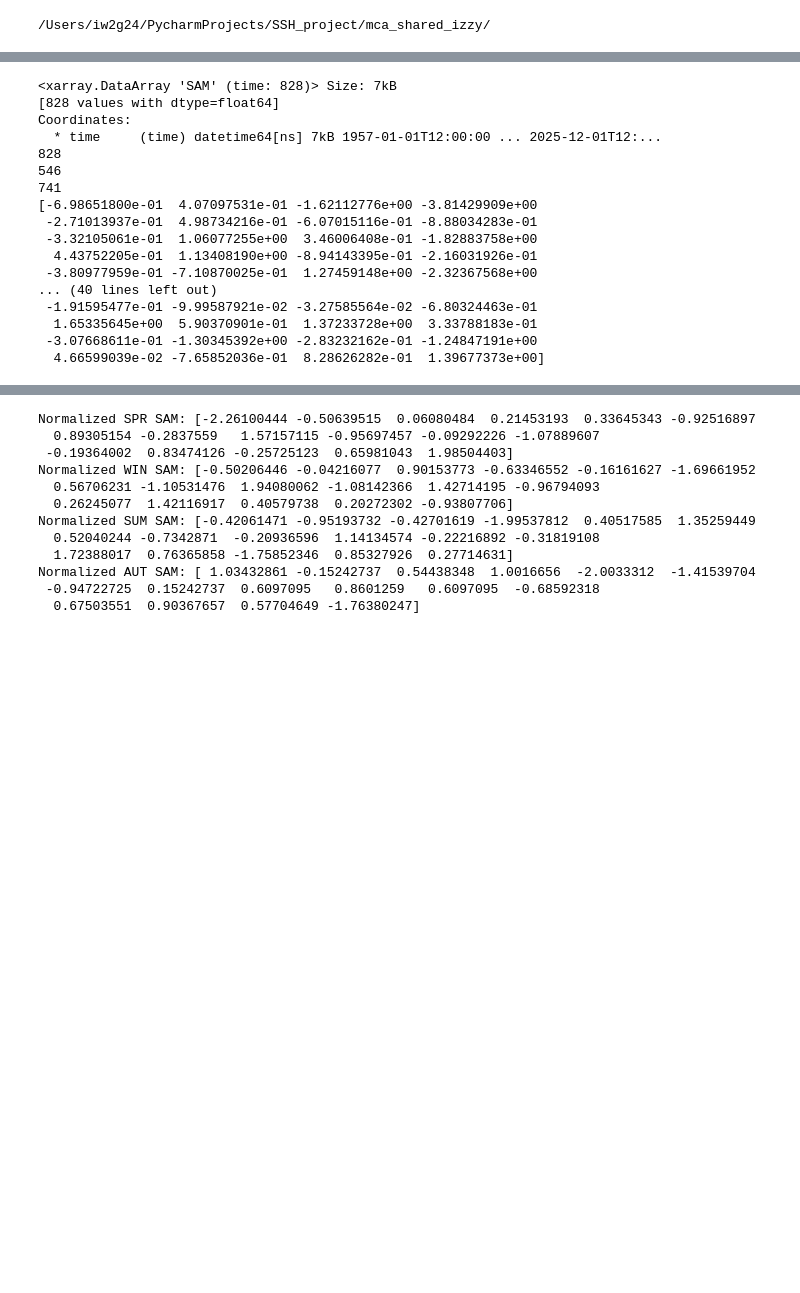
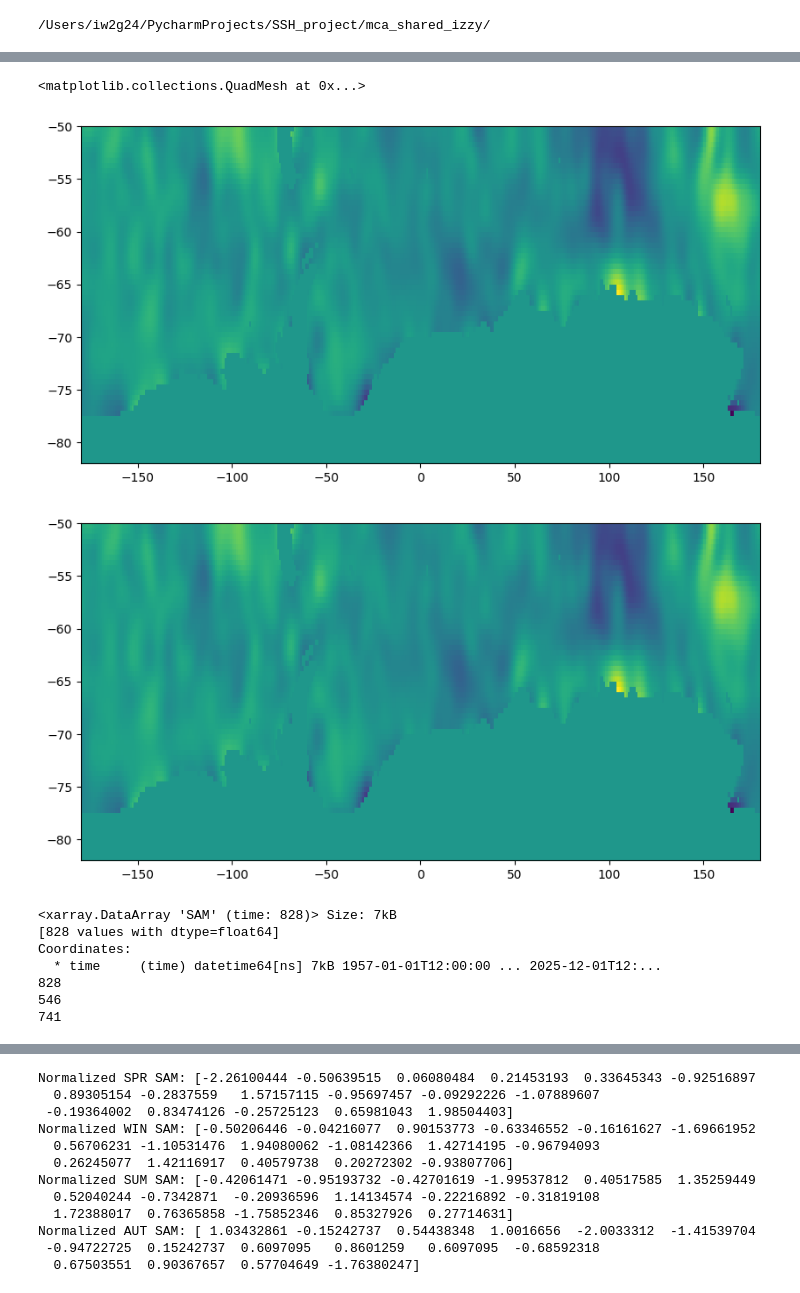
Before and after one commit to isabelle-white/SSH_wind_SI, a Jupyter notebook: mca_shared_izzy/climatology_eumetsat.ipynb, the cells around one changed output, grey strips where cells are left out. Drawn from its saved outputs; the diff is of its cells as text; code cells hidden in the pictures; blank space fills up the shorter version.

```diff
--- a/mca_shared_izzy/climatology_eumetsat.ipynb
+++ b/mca_shared_izzy/climatology_eumetsat.ipynb
@@ -90,0 +102,3 @@ OSC_nsidc_ds = xr.open_dataset(path+'OSC_nsidc_ds.nc')
+# %%
+dot_masked_mean = dot_masked_ds['SSH'].mean(dim=['time'])
+dot_SLA = dot_masked_ds['SSH'] - dot_masked_mean
@@ -91,3 +126,13 @@ OSC_nsidc_ds = xr.open_dataset(path+'OSC_nsidc_ds.nc')
+# %%
+plt.figure(figsize=(10, 5))
+plt.pcolormesh(ds['longitude'], ds['latitude'], dot_SLA.isel(time=0))
+
+plt.figure(figsize=(10, 5))
+plt.pcolormesh(ds['longitude'], ds['latitude'], dot_masked_ds['SSH'].isel(time=0))
+# %% [output]
+<matplotlib.collections.QuadMesh at 0x...>
+[figure, added]
+[figure, added]
 # %%
 # 1st SVD PCA modes of time series and SAM index (monthly and seas) for SSH, WSC, OCS
 # %%
@@ -113,7 +158,8 @@ f_monthly_sam_std = filtered_monthly_sam.std()
 
 # Normalize SAM
 normalized_monthly_sam = (filtered_monthly_sam - f_monthly_sam_mean) / f_monthly_sam_std
-print(normalized_monthly_sam.values)
+# print(normalized_monthly_sam.values)
+# print(filtered_monthly_sam['time'].values)
 # %% [output]
 <xarray.DataArray 'SAM' (time: 828)> Size: 7kB
 [828 values with dtype=float64]
@@ -122,13 +168,3 @@ Coordinates:
 828
 546
 741
-[-6.98651800e-01  4.07097531e-01 -1.62112776e+00 -3.81429909e+00
- -2.71013937e-01  4.98734216e-01 -6.07015116e-01 -8.88034283e-01
- -3.32105061e-01  1.06077255e+00  3.46006408e-01 -1.82883758e+00
-  4.43752205e-01  1.13408190e+00 -8.94143395e-01 -2.16031926e-01
- -3.80977959e-01 -7.10870025e-01  1.27459148e+00 -2.32367568e+00
-... (40 lines left out)
- -1.91595477e-01 -9.99587921e-02 -3.27585564e-02 -6.80324463e-01
-  1.65335645e+00  5.90370901e-01  1.37233728e+00  3.33788183e-01
- -3.07668611e-01 -1.30345392e+00 -2.83232162e-01 -1.24847191e+00
-  4.66599039e-02 -7.65852036e-01  8.28626282e-01  1.39677373e+00]
```
Also changed, not shown: parts of 10 cells of this notebook, 1 other file.
